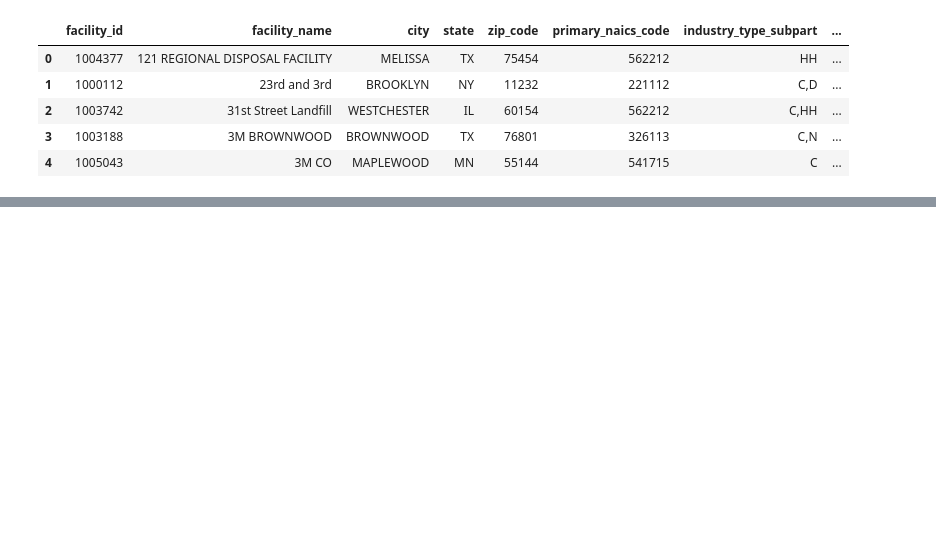
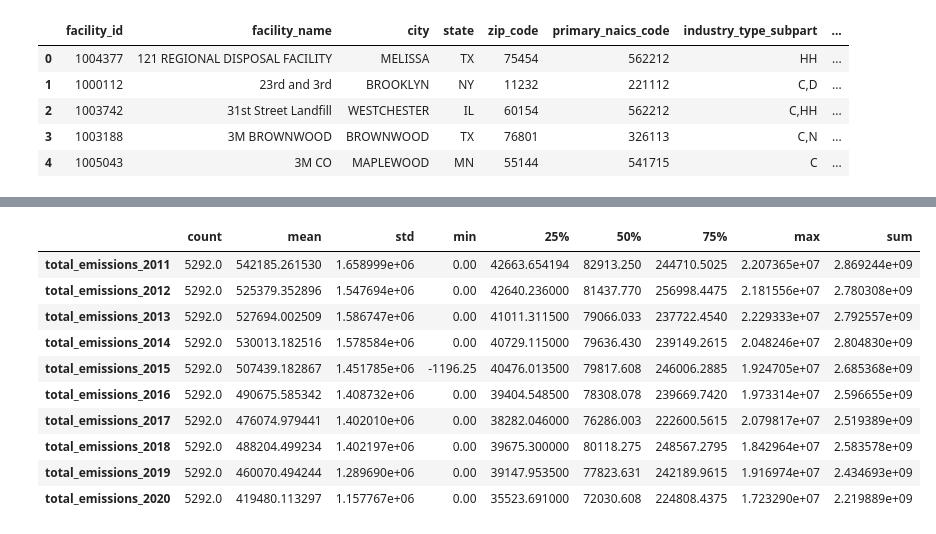
Before and after one commit to jazminyuen/GHG_emissions, a Jupyter notebook: jazmin/summary_direct_emitters.ipynb, the cells around one changed output, grey strips where cells are left out. Saved outputs shown, nothing was run; the diff lists cells and outputs as text; code cells hidden in the pictures; blank space fills up the shorter version.

```diff
--- a/jazmin/summary_direct_emitters.ipynb
+++ b/jazmin/summary_direct_emitters.ipynb
@@ -76,0 +26,13 @@ summary_df
+# %%
+# Create total emissions df
+em_df = pd.DataFrame(df[["total_emissions_2011",
+                                "total_emissions_2012",
+                                "total_emissions_2013",
+                                "total_emissions_2014",
+                                "total_emissions_2015",
+                                "total_emissions_2016",
+                                "total_emissions_2017",
+                                "total_emissions_2018",
+                                "total_emissions_2019",
+                                "total_emissions_2020"]])
+em_df.head()
@@ -76,0 +46,9 @@ summary_df
+# %%
+# Create summary_df
+summary = em_df.describe()
+summary_df = pd.DataFrame(summary)
+summary_df
+# %%
+# Flip columns and rows
+summary_df = summary_df.transpose()
+summary_df
@@ -77 +67,17 @@ summary_df
+# %%
+# Get sum of emissions per year and append to summary_df
+summary_df["sum"] = em_df.sum().to_list()
+summary_df
+# %% [output]
+|  | count | mean | std | min | 25% | 50% | 75% | max | sum |
+| total_emissions_2011 | 5292.0 | 542185.261530 | 1.658999e+06 | 0.00 | 42663.654194 | 82913.250 | 244710.5025 | 2.207365e+07 | 2.869244e+09 |
+| total_emissions_2012 | 5292.0 | 525379.352896 | 1.547694e+06 | 0.00 | 42640.236000 | 81437.770 | 256998.4475 | 2.181556e+07 | 2.780308e+09 |
+| total_emissions_2013 | 5292.0 | 527694.002509 | 1.586747e+06 | 0.00 | 41011.311500 | 79066.033 | 237722.4540 | 2.229333e+07 | 2.792557e+09 |
+| total_emissions_2014 | 5292.0 | 530013.182516 | 1.578584e+06 | 0.00 | 40729.115000 | 79636.430 | 239149.2615 | 2.048246e+07 | 2.804830e+09 |
+| total_emissions_2015 | 5292.0 | 507439.182867 | 1.451785e+06 | -1196.25 | 40476.013500 | 79817.608 | 246006.2885 | 1.924705e+07 | 2.685368e+09 |
+| total_emissions_2016 | 5292.0 | 490675.585342 | 1.408732e+06 | 0.00 | 39404.548500 | 78308.078 | 239669.7420 | 1.973314e+07 | 2.596655e+09 |
+| total_emissions_2017 | 5292.0 | 476074.979441 | 1.402010e+06 | 0.00 | 38282.046000 | 76286.003 | 222600.5615 | 2.079817e+07 | 2.519389e+09 |
+| total_emissions_2018 | 5292.0 | 488204.499234 | 1.402197e+06 | 0.00 | 39675.300000 | 80118.275 | 248567.2795 | 1.842964e+07 | 2.583578e+09 |
+| total_emissions_2019 | 5292.0 | 460070.494244 | 1.289690e+06 | 0.00 | 39147.953500 | 77823.631 | 242189.9615 | 1.916974e+07 | 2.434693e+09 |
+| total_emissions_2020 | 5292.0 | 419480.113297 | 1.157767e+06 | 0.00 | 35523.691000 | 72030.608 | 224808.4375 | 1.723290e+07 | 2.219889e+09 |
 # %%
```
Also changed, not shown: parts of 8 cells of this notebook.
